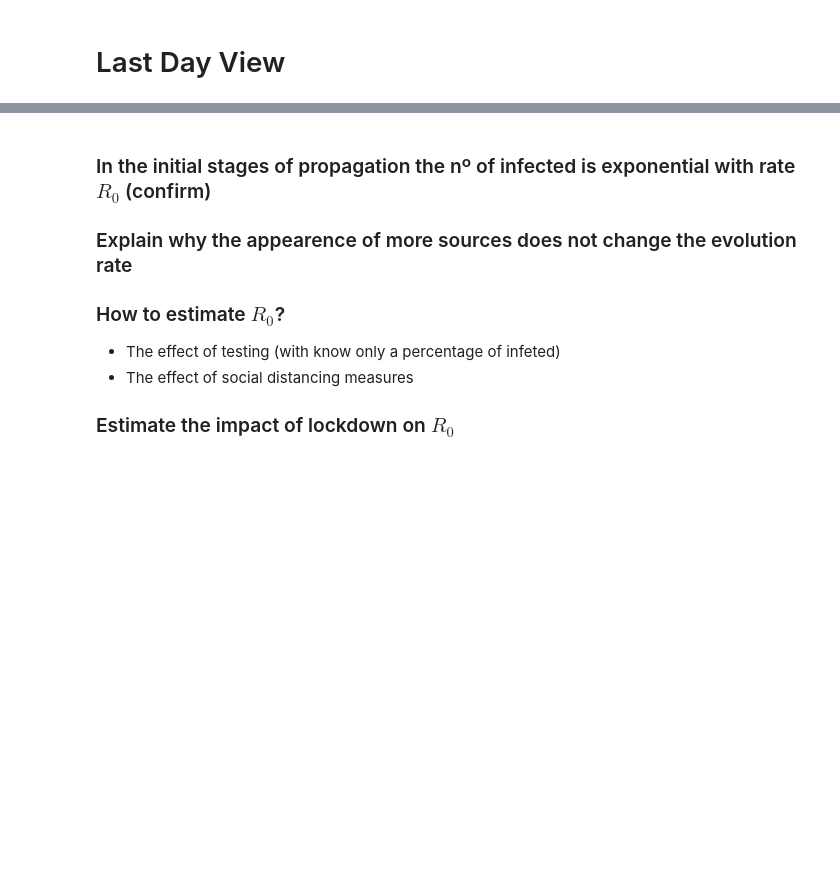
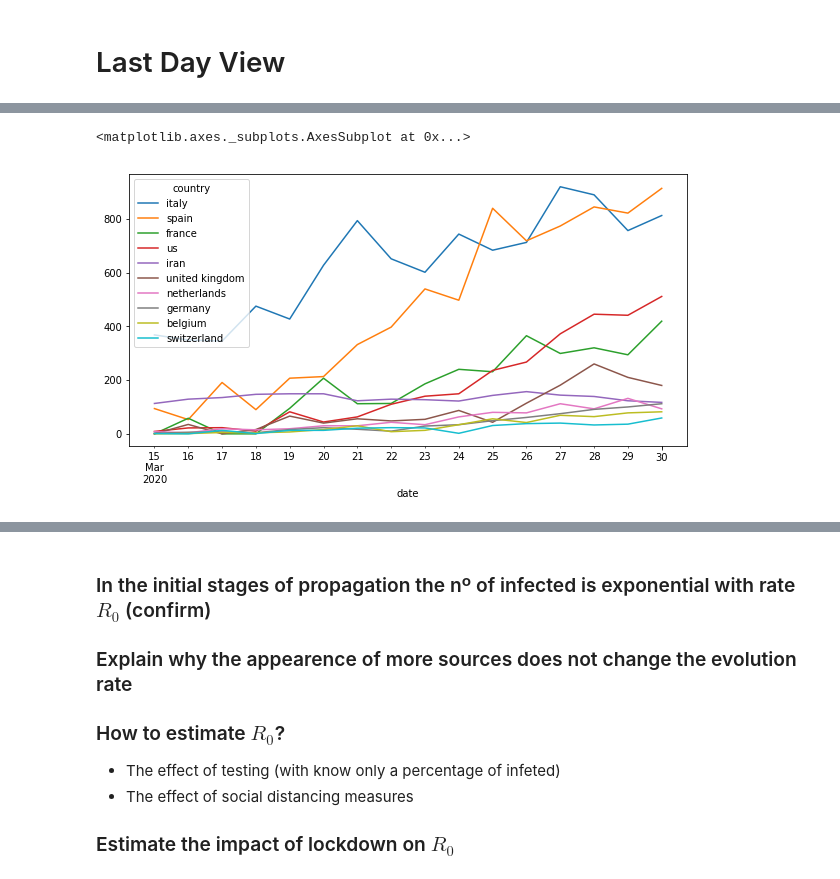
Before and after one commit to jnpicao/covid-19, a Jupyter notebook: draft_and_test.ipynb, the cells around one changed output, grey strips where cells are left out. Cells and saved outputs as stored; diff of their text form; code cells hidden in the pictures; blank space fills up the shorter version.

```diff
--- a/draft_and_test.ipynb
+++ b/draft_and_test.ipynb
@@ -209,0 +220,2 @@ df_today = build_single_day_df(df_main)
+# %%
+df_main2 = df_main.groupby(level = ['country', 'date']).sum().sort_index()
@@ -209,0 +237,7 @@ df_today = build_single_day_df(df_main)
+# %%
+#var_to_use = "new_infections"
+var_to_use = "new_deaths"
+num_countries = 10
+last_date = df_main2.index.get_level_values('date').max()
+start_date = last_date - pd.Timedelta(days=15)
+countries_list = df_main2.loc[idx[:, start_date:last_date], var_to_use].groupby('country').sum().sort_values(ascending=False)[:num_countries].index.tolist()
@@ -210,3 +298,8 @@ df_today = build_single_day_df(df_main)
+# %%
+df_main2.loc[idx[countries_list, start_date:last_date], var_to_use].unstack(level='country')[countries_list].plot(figsize=(10,5))
+# %% [output]
+<matplotlib.axes._subplots.AxesSubplot at 0x...>
+[figure, added]
 # %% [markdown]
 # The SIR model
 
```
Also changed, not shown: parts of 26 cells of this notebook.
